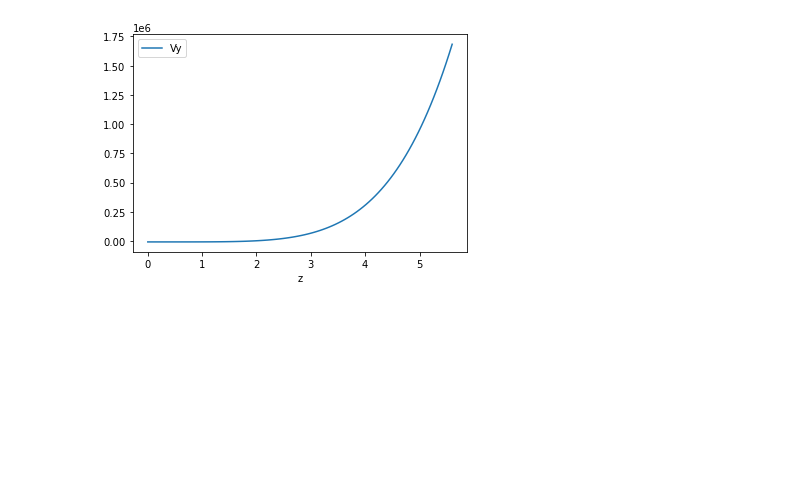
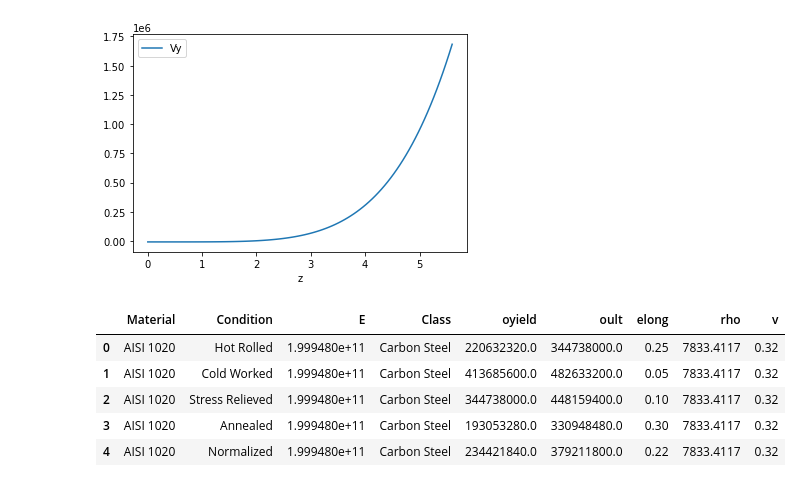
Before and after one commit to dmkeijzer/RBDOWigeon-paper, a Jupyter notebook: structures/Equilibrium.ipynb, the cells around one changed output. Saved outputs shown, nothing was run; the diff lists cells and outputs as text; code cells hidden in the pictures; blank space fills up the shorter version.

```diff
--- a/structures/Equilibrium.ipynb
+++ b/structures/Equilibrium.ipynb
@@ -170,3 +170,37 @@ wing.create_nvm(11.2)
 [figure]
 [figure]
 [figure]
+# %%
+import numpy as np
+
+materials = pd.read_html('https://mechanicalc.com/reference/material-properties-tables')
+matdfs = {"Carbon Steel": materials[1], "Alloy Steel": materials[2], "Stainless Steel": materials[3], "Cast Iron": materials[4],
+         "Aluminum Alloys": materials[5], "Nickel Alloys": materials[6], "Copper Alloys": materials[7], "Titanium Alloys": materials[8]}
+
+for m in matdfs:
+    matdfs[m]['Class'] = m
+    matdfs[m] = matdfs[m].iloc[:-1]
+df = pd.concat(matdfs.values())
+description = {}
+num_cols = ['YieldStrength [ksi]', 'UltimateStrength [ksi]', 'Elongation%', 'Density[lb/in3]', "Poisson'sRatio"]
+for num in num_cols:
+    tit = ''.join([letter for letter in num if letter not in ['[', ']', '/', '3', ' ', '%', "'", "'"] and letter.upper() == letter])
+    description[tit] = num
+    df[tit] = pd.to_numeric(df[num], errors='coerce')
+
+df.drop(columns=num_cols, inplace=True)
+
+df[['YS', 'US']] *= 6.89476e6 # psi --> Pa
+df['ElasticModulus [psi]'] = df['ElasticModulus [psi]'].apply(lambda x: np.mean(np.float64(x.replace('e6', '').split(' - '))) * 6.89476e9)
+df['D'] *= 27679.9 # lb/in3 --> kg/m3
+df.E /= 100 # %
+df.rename(columns={'E': 'elong', 'ElasticModulus [psi]': 'E', 'D': 'rho', 'US': 'oult', 'YS': 'oyield', 'PR': 'v'}, inplace=True)
+df = df.replace('---', np.nan)
+df.head()
+# %% [output]
+|  | Material | Condition | E | Class | oyield | oult | elong | rho | v |
+| 0 | AISI 1020 | Hot Rolled | 1.999480e+11 | Carbon Steel | 220632320.0 | 344738000.0 | 0.25 | 7833.4117 | 0.32 |
+| 1 | AISI 1020 | Cold Worked | 1.999480e+11 | Carbon Steel | 413685600.0 | 482633200.0 | 0.05 | 7833.4117 | 0.32 |
+| 2 | AISI 1020 | Stress Relieved | 1.999480e+11 | Carbon Steel | 344738000.0 | 448159400.0 | 0.10 | 7833.4117 | 0.32 |
+| 3 | AISI 1020 | Annealed | 1.999480e+11 | Carbon Steel | 193053280.0 | 330948480.0 | 0.30 | 7833.4117 | 0.32 |
+| 4 | AISI 1020 | Normalized | 1.999480e+11 | Carbon Steel | 234421840.0 | 379211800.0 | 0.22 | 7833.4117 | 0.32 |
```
Also changed, not shown: parts of 5 cells of this notebook, 1 other file.
